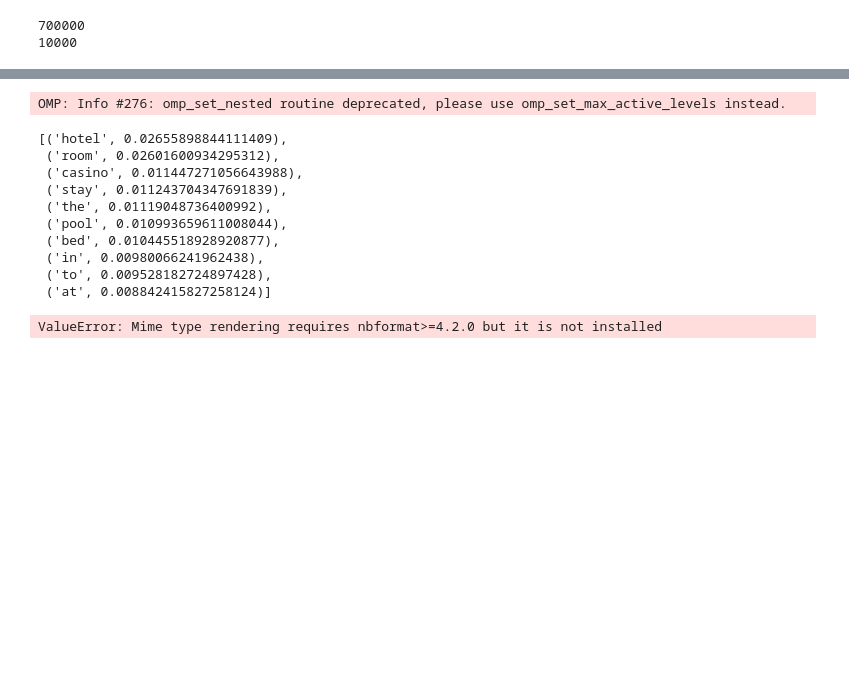
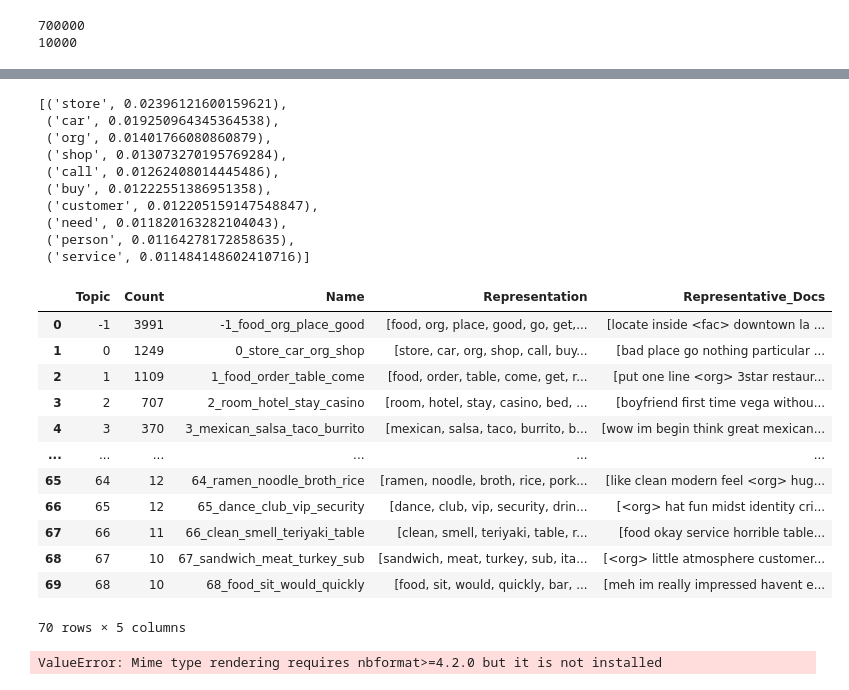
Before and after one commit to CalvQ/RAGnaRec, a Jupyter notebook: clustering/BERTopic/BERTopic.ipynb, the cells around one changed output, grey strips where cells are left out. Cells and saved outputs as stored; diff of their text form; code cells hidden in the pictures; blank space fills up the shorter version.

Commit message:
clustered the unclustered review in guided bertopic

```diff
--- a/clustering/BERTopic/BERTopic.ipynb
+++ b/clustering/BERTopic/BERTopic.ipynb
@@ -51,0 +64,5 @@ processed_corpus = [" ".join(tokens) for tokens in clean_reviews_down]
+# %%
+# get the cleaned reviews
+with open("base.tag", "rb") as file:
+    tagged_reviews = pkl.load(file)
+    print(tagged_reviews[0])
@@ -51,0 +71,3 @@ processed_corpus = [" ".join(tokens) for tokens in clean_reviews_down]
+# %%
+# get tagged reviews in string type
+processed_corpus_2 = [" ".join(tokens) for tokens in tagged_reviews]
@@ -64,19 +106,33 @@ seed_topic_list = [
 
 
 topic_model = BERTopic(seed_topic_list=seed_topic_list, embedding_model="all-MiniLM-L6-v2")
-topics, probs = topic_model.fit_transform(processed_corpus)
+topics, probs = topic_model.fit_transform(processed_corpus_2)
-# %% [output]
-OMP: Info #276: omp_set_nested routine deprecated, please use omp_set_max_active_levels instead.
 # %%
 topic_model.get_topic(0)
 # %% [output]
-[('hotel', 0.02655898844111409),
- ('room', 0.02601600934295312),
- ('casino', 0.011447271056643988),
- ('stay', 0.011243704347691839),
- ('the', 0.01119048736400992),
- ('pool', 0.010993659611008044),
- ('bed', 0.010445518928920877),
- ('in', 0.00980066241962438),
- ('to', 0.009528182724897428),
- ('at', 0.008842415827258124)]
+[('store', 0.02396121600159621),
+ ('car', 0.019250964345364538),
+ ('org', 0.01401766080860879),
+ ('shop', 0.013073270195769284),
+ ('call', 0.01262408014445486),
+ ('buy', 0.01222551386951358),
+ ('customer', 0.012205159147548847),
+ ('need', 0.011820163282104043),
+ ('person', 0.01164278172858635),
+ ('service', 0.011484148602410716)]
+# %%
+topic_model.get_topic_info()
+# %% [output]
+|  | Topic | Count | Name | Representation | Representative_Docs |
+| 0 | -1 | 3991 | -1_food_org_place_good | [food, org, place, good, go, get,... | [locate inside <fac> downtown la ... |
+| 1 | 0 | 1249 | 0_store_car_org_shop | [store, car, org, shop, call, buy... | [bad place go nothing particular ... |
+| 2 | 1 | 1109 | 1_food_order_table_come | [food, order, table, come, get, r... | [put one line <org> 3star restaur... |
+| 3 | 2 | 707 | 2_room_hotel_stay_casino | [room, hotel, stay, casino, bed, ... | [boyfriend first time vega withou... |
+| 4 | 3 | 370 | 3_mexican_salsa_taco_burrito | [mexican, salsa, taco, burrito, b... | [wow im begin think great mexican... |
+| ... | ... | ... | ... | ... | ... |
+| 65 | 64 | 12 | 64_ramen_noodle_broth_rice | [ramen, noodle, broth, rice, pork... | [like clean modern feel <org> hug... |
+| 66 | 65 | 12 | 65_dance_club_vip_security | [dance, club, vip, security, drin... | [<org> hat fun midst identity cri... |
+| 67 | 66 | 11 | 66_clean_smell_teriyaki_table | [clean, smell, teriyaki, table, r... | [food okay service horrible table... |
+| 68 | 67 | 10 | 67_sandwich_meat_turkey_sub | [sandwich, meat, turkey, sub, ita... | [<org> little atmosphere customer... |
+| 69 | 68 | 10 | 68_food_sit_would_quickly | [food, sit, would, quickly, bar, ... | [meh im really impressed havent e... |
+70 rows × 5 columns
```
Also changed, not shown: parts of 16 cells of this notebook, 5 other files.
